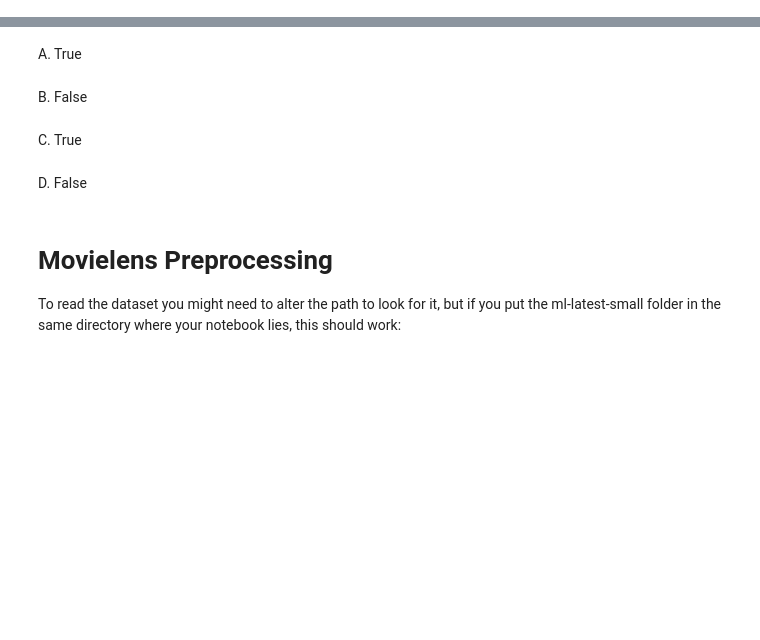
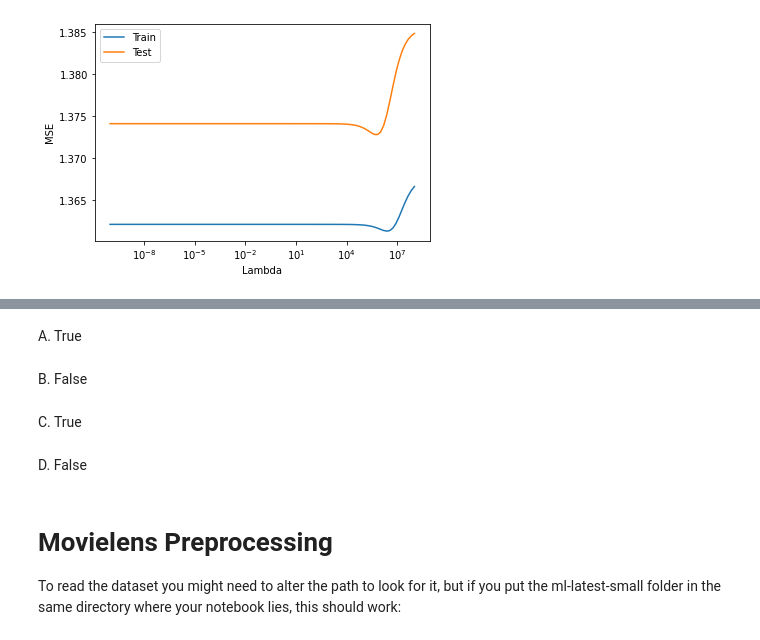
Before and after one commit to SirLemoniada/data-mining, a Jupyter notebook: hw2.ipynb, the cells around one changed output, grey strips where cells are left out. Cells and saved outputs as stored; diff of their text form; code cells hidden in the pictures; blank space fills up the shorter version.

```diff
--- a/hw2.ipynb
+++ b/hw2.ipynb
@@ -9,0 +15,83 @@ import math
+# %%
+df = pd.read_csv("ml-latest-small/METABRIC_RNA_Mutation.csv")  # Adapt the path
+df_D = pd.concat([df['age_at_diagnosis'], df.iloc[:, 31:520]], axis=1)
+D = df_D.to_numpy()
+y = df['overall_survival_months'].to_numpy()
+movies = pd.read_csv('ml-latest-small/movies.csv')
+ratings = pd.read_csv('ml-latest-small/ratings.csv', sep=',')
+μ = np.mean(pd.unique(ratings["rating"]))
+
+df_D_NA = ratings.pivot(
+    index='userId',
+    columns='movieId',
+    values='rating'
+)
+
+new = df_D_NA.fillna(μ)
+array = new.values
+Id_NA = new.isna().to_numpy()
+
+
+ftr = df_D
+trgt = pd.DataFrame(y)
+
+kf = KFold(n_splits=5, shuffle=True, random_state=42)
+for train_index, test_index in kf.split(trgt):
+    # Split the data into training and testing sets for this fold
+    X_train, X_test = trgt.iloc[train_index], trgt.iloc[test_index]
+    # Perform any other operations you need to do on the training and testing sets
+    kf = KFold(n_splits=5, shuffle=True, random_state=42)
+
+for train_index, test_index in kf.split(ftr):
+    # Split the data into training and testing sets for this fold
+    y_train, y_test = ftr.iloc[train_index], ftr.iloc[test_index]
+    # Perform any other operations you need to do on the training and testing sets
+
+
+def fit_ridge_regression(X_train, y_train, alpha):
+    model = Ridge(alpha=alpha)
+    model.fit(X_train, y_train)
+    return model
+
+
+def predict_ridge_regression(model, X):
+    return model.predict(X)
+
+
+def fit_lasso(X_train, y_train, alpha):
+    model = Lasso(alpha=alpha)
+    model.fit(X_train, y_train)
+    return model
+
+
+def predict_lasso(model, X):
+    return model.predict(X)
+
+
+# Fit and predict using Ridge
+alphas = np.logspace(-10, 8, num=100)
+mse_train = []
+mse_test = []
+selected_features = []
+for alpha in alphas:
+    model = fit_ridge_regression(X_train, y_train, alpha)
+    mse_train.append(np.mean(-cross_val_score(model, X_train, y_train, cv=5, scoring='neg_mean_squared_error')))
+    mse_test.append(np.mean(-cross_val_score(model, X_test, y_test, cv=5, scoring='neg_mean_squared_error')))
+    selected_features.append(np.sum(np.abs(model.coef_) > 1e-16))
+
+# Plot MSE and number of selected features
+plt.plot(alphas, mse_train, label='Train')
+plt.plot(alphas, mse_test, label='Test')
+plt.xscale('log')
+plt.xlabel('Lambda')
+plt.ylabel('MSE')
+plt.legend()
+plt.show()
+
+plt.plot(alphas, selected_features)
+plt.xscale('log')
+plt.xlabel('Lambda')
+plt.ylabel('Number of selected features')
+plt.show()
+# %% [output]
+[figure, added]
```
Also changed, not shown: parts of 33 cells of this notebook, 1 other file.
